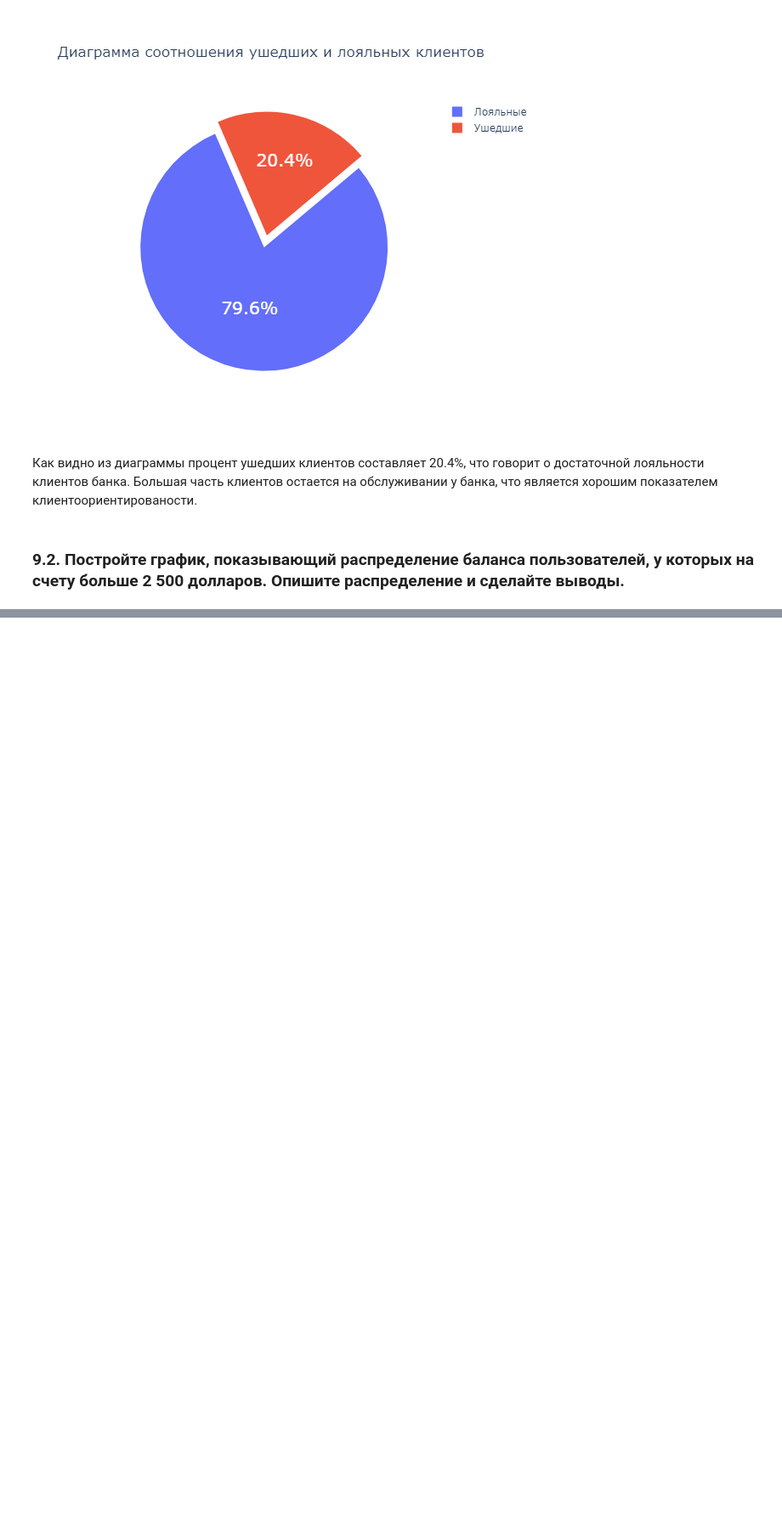
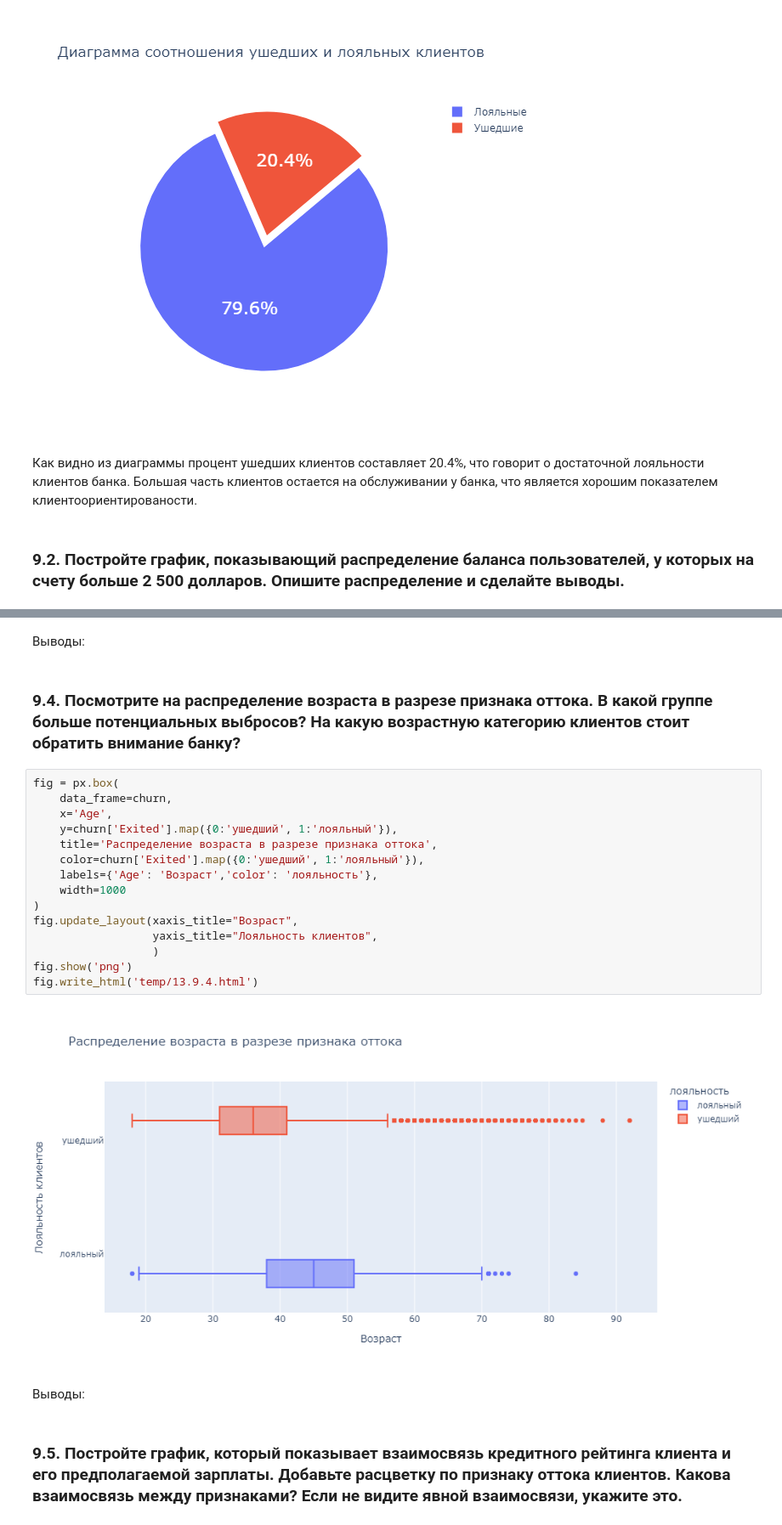
Before and after one commit to banzarkhan/sf_data_science, a Jupyter notebook: hw_1/13.9_hw.ipynb, the cells around one changed output, grey strips where cells are left out. Shown at 85% size. Cells and saved outputs as stored; diff of their text form; blank space fills up the shorter version.

```diff
--- a/hw_1/13.9_hw.ipynb
+++ b/hw_1/13.9_hw.ipynb
@@ -89,0 +116,25 @@ fig.write_html("plotly/scatter_3d.html")
+# %% [markdown]
+Выводы:
+# %% [markdown]
+### 9.4. Посмотрите на распределение возраста в разрезе признака оттока. В какой группе больше потенциальных выбросов? На какую возрастную категорию клиентов стоит обратить внимание банку?
+# %%
+fig = px.box(
+    data_frame=churn,
+    x='Age',
+    y=churn['Exited'].map({0:'ушедший', 1:'лояльный'}),
+    title='Распределение возраста в разрезе признака оттока',
+    color=churn['Exited'].map({0:'ушедший', 1:'лояльный'}),
+    labels={'Age': 'Возраст','color': 'лояльность'},
+    width=1000
+)
+fig.update_layout(xaxis_title="Возраст",
+                  yaxis_title="Лояльность клиентов",
+                  )
+fig.show('png')
+fig.write_html('temp/13.9.4.html')
+# %% [output]
+[figure, added]
+# %% [markdown]
+Выводы:
+# %% [markdown]
+### 9.5. Постройте график, который показывает взаимосвязь кредитного рейтинга клиента и его предполагаемой зарплаты. Добавьте расцветку по признаку оттока клиентов. Какова взаимосвязь между признаками? Если не видите явной взаимосвязи, укажите это.
```
Also changed, not shown: parts of 8 cells of this notebook, 6 other files.
